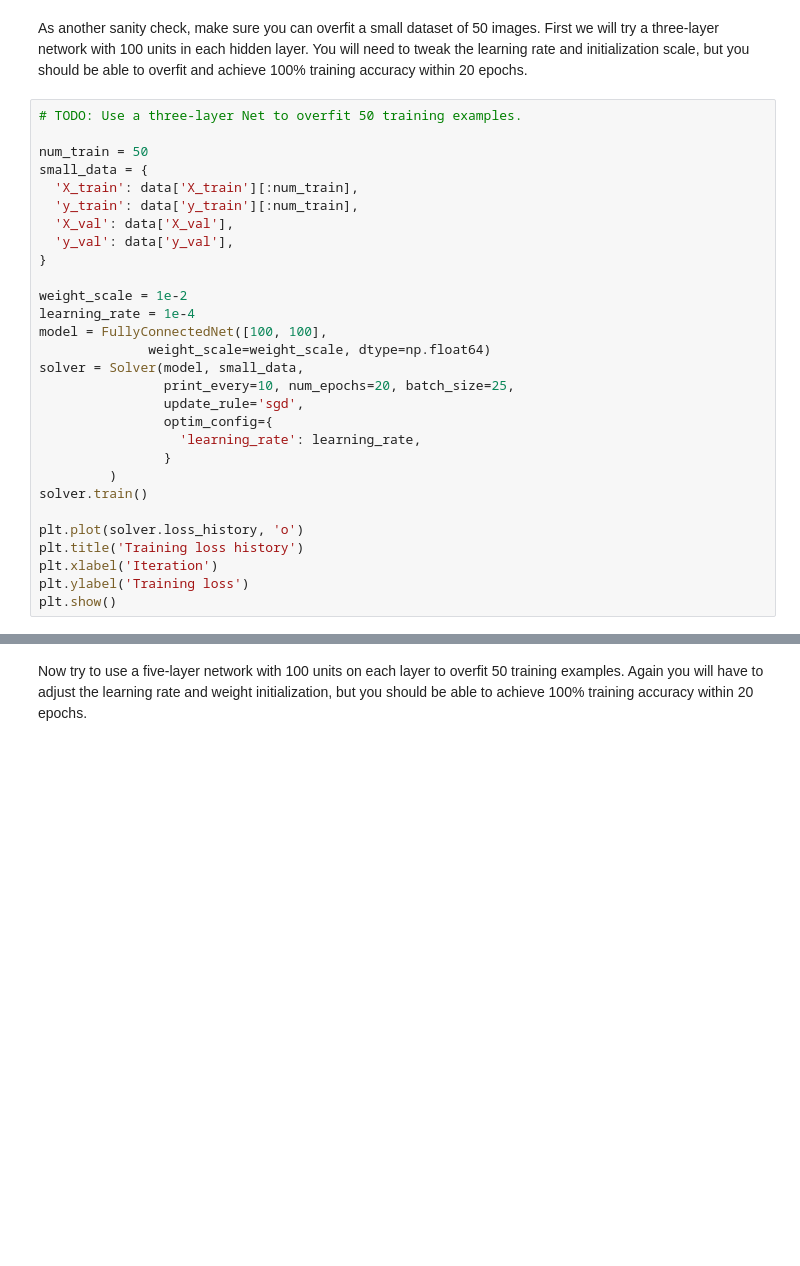
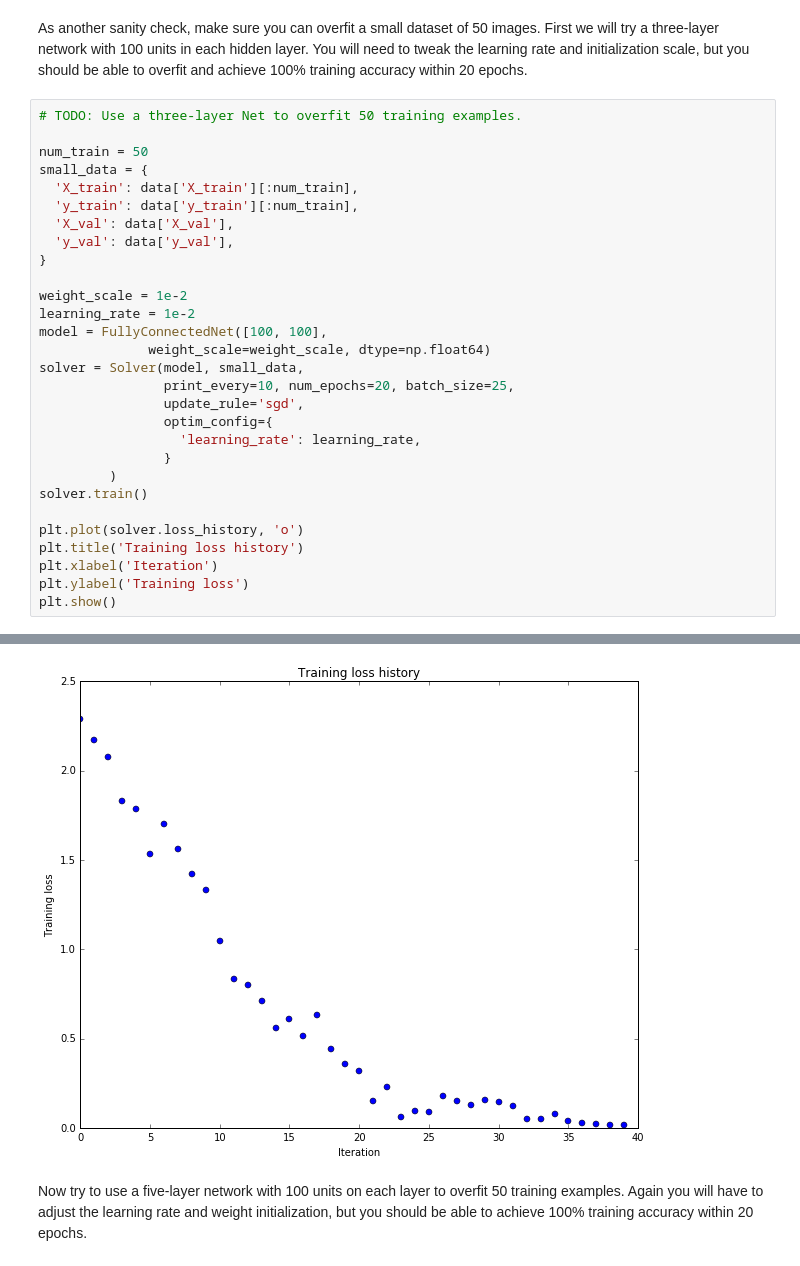
Before and after one commit to kmrov/cs231n, a Jupyter notebook: assignment2/FullyConnectedNets.ipynb, the cells around one changed output, grey strips where cells are left out. Saved outputs shown, nothing was run; the diff lists cells and outputs as text; blank space fills up the shorter version.

```diff
--- a/assignment2/FullyConnectedNets.ipynb
+++ b/assignment2/FullyConnectedNets.ipynb
@@ -434,7 +451,7 @@ small_data = {
 }
 
 weight_scale = 1e-2
-learning_rate = 1e-4
+learning_rate = 1e-2
 model = FullyConnectedNet([100, 100],
               weight_scale=weight_scale, dtype=np.float64)
 solver = Solver(model, small_data,
@@ -451,3 +468,4 @@ plt.title('Training loss history')
 plt.xlabel('Iteration')
 plt.ylabel('Training loss')
 plt.show()
+# %% [output]
@@ -454,3 +489,4 @@ plt.show()
+[figure, added]
 # %% [markdown]
 Now try to use a five-layer network with 100 units on each layer to overfit 50 training examples. Again you will have to adjust the learning rate and weight initialization, but you should be able to achieve 100% training accuracy within 20 epochs.
 # %%
```
Also changed, not shown: parts of 10 cells of this notebook, 1 other file.
